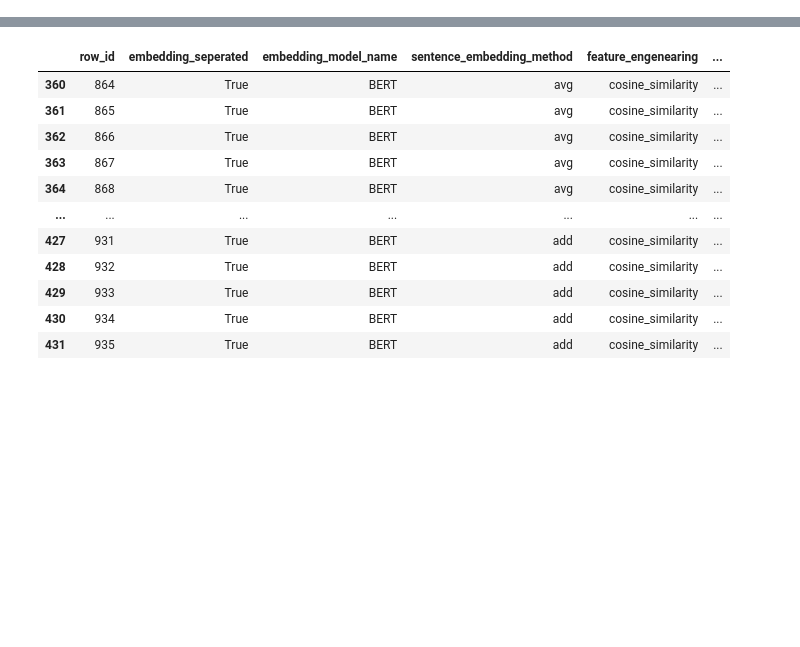
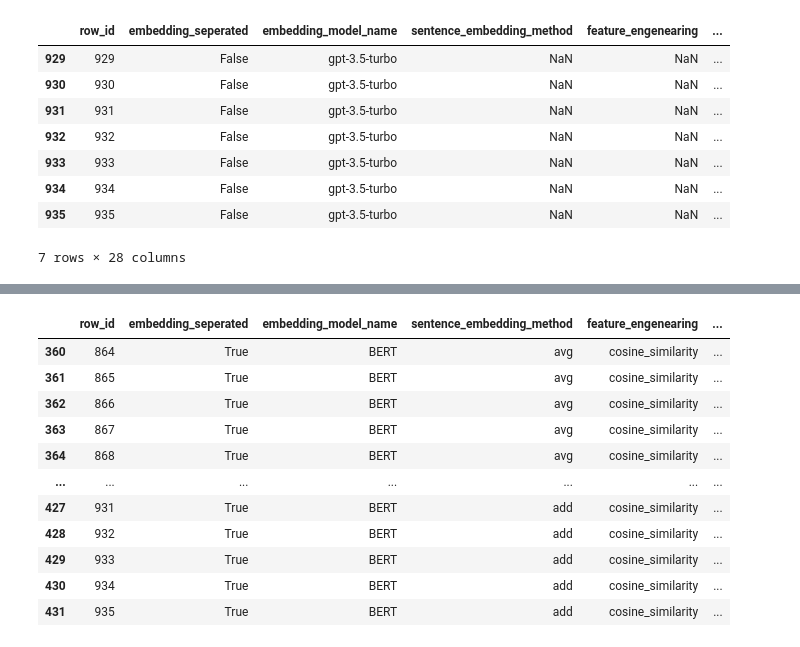
Before and after one commit to OlafVrijmoet/Thesis, a Jupyter notebook: performance_tracking/restuls_insights_test.ipynb, the cells around one changed output, grey strips where cells are left out. Drawn from its saved outputs; the diff is of its cells as text; code cells hidden in the pictures; blank space fills up the shorter version.

```diff
--- a/performance_tracking/restuls_insights_test.ipynb
+++ b/performance_tracking/restuls_insights_test.ipynb
@@ -2,4 +2,16 @@
 import pandas as pd
 # %%
 performance = pd.read_csv("tracking/performance_tracking.csv")
+# %%
+performance.query("embedding_model_name == 'gpt-3.5-turbo'")
+# %% [output]
+|  | row_id | embedding_seperated | embedding_model_name | sentence_embedding_method | feature_engenearing | ... |
+| 929 | 929 | False | gpt-3.5-turbo | NaN | NaN | ... |
+| 930 | 930 | False | gpt-3.5-turbo | NaN | NaN | ... |
+| 931 | 931 | False | gpt-3.5-turbo | NaN | NaN | ... |
+| 932 | 932 | False | gpt-3.5-turbo | NaN | NaN | ... |
+| 933 | 933 | False | gpt-3.5-turbo | NaN | NaN | ... |
+| 934 | 934 | False | gpt-3.5-turbo | NaN | NaN | ... |
+| 935 | 935 | False | gpt-3.5-turbo | NaN | NaN | ... |
+7 rows × 28 columns
 # %%
```
Also changed, not shown: parts of 1 cell of this notebook, 13 other files.
